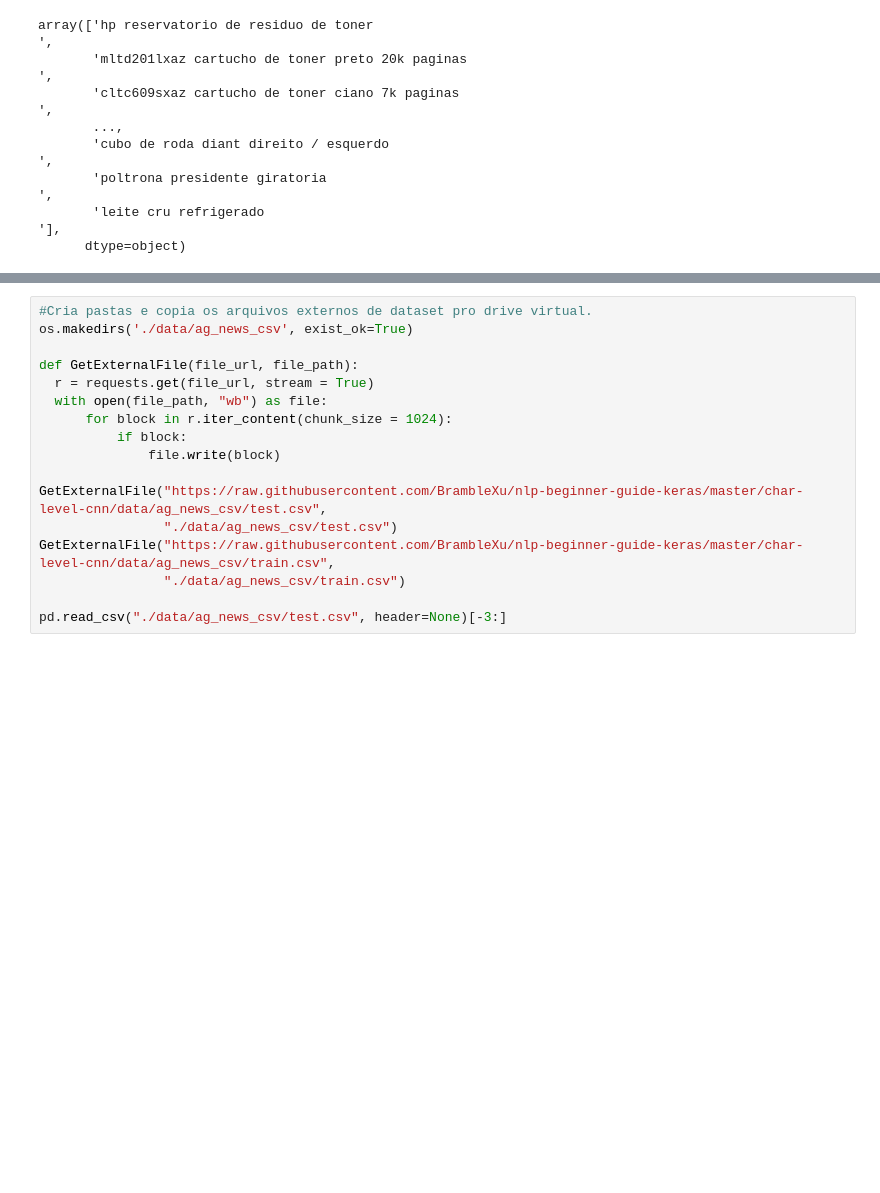
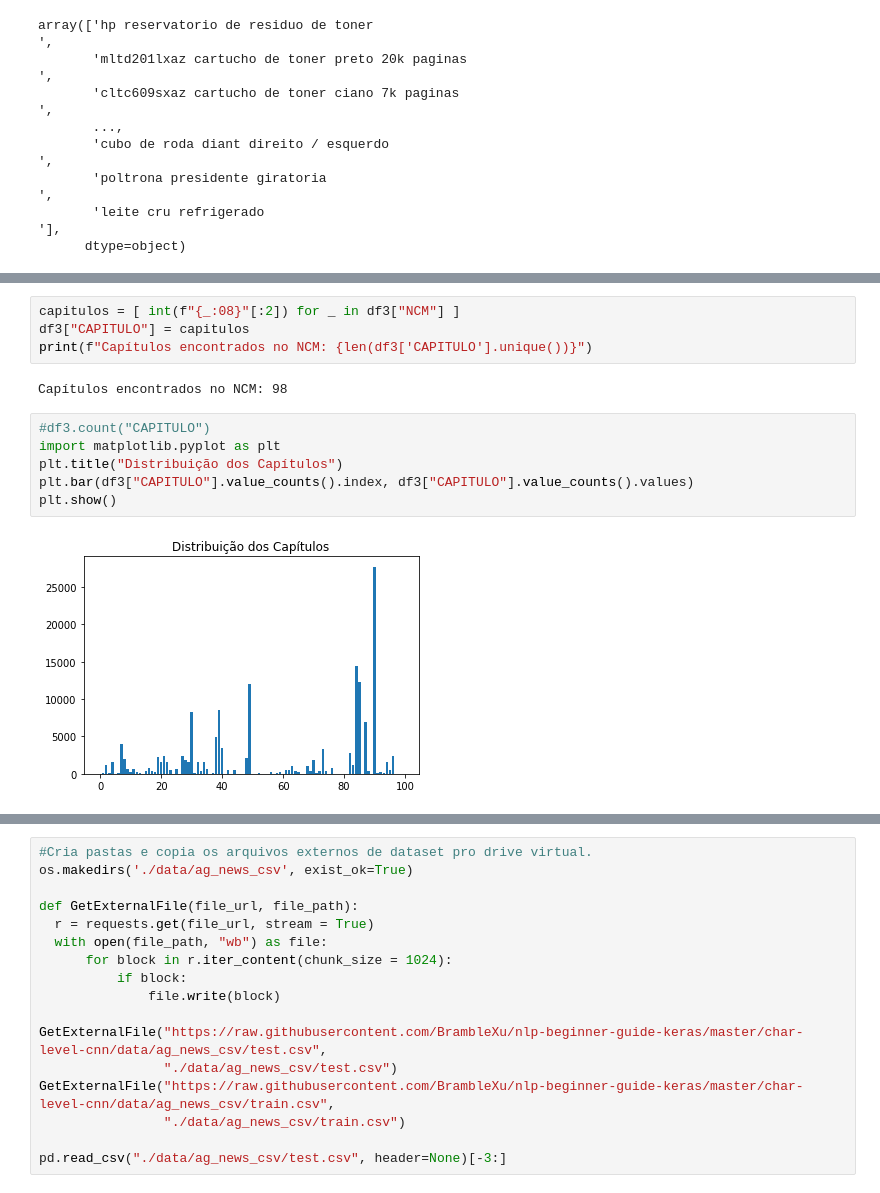
Before and after one commit to mfilipak/AFRAC_IA, a Jupyter notebook: 005B_Experimentos_usando_CNN_para_representar_descrição.ipynb, the cells around one changed output, grey strips where cells are left out. Cells and saved outputs as stored; diff of their text form; blank space fills up the shorter version.

```diff
--- a/005B_Experimentos_usando_CNN_para_representar_descrição.ipynb
+++ b/005B_Experimentos_usando_CNN_para_representar_descrição.ipynb
@@ -103,0 +104,14 @@ array([84439939, 84439933, 38220090, ..., 29372310, 29224210, 87119000])
+# %%
+capitulos = [ int(f"{_:08}"[:2]) for _ in df3["NCM"] ]
+df3["CAPITULO"] = capitulos
+print(f"Capítulos encontrados no NCM: {len(df3['CAPITULO'].unique())}")
+# %% [output]
+Capítulos encontrados no NCM: 98
+# %%
+#df3.count("CAPITULO")
+import matplotlib.pyplot as plt
+plt.title("Distribuição dos Capítulos")
+plt.bar(df3["CAPITULO"].value_counts().index, df3["CAPITULO"].value_counts().values)
+plt.show()
+# %% [output]
+[figure, added]
```
Also changed, not shown: parts of 4 cells of this notebook.
